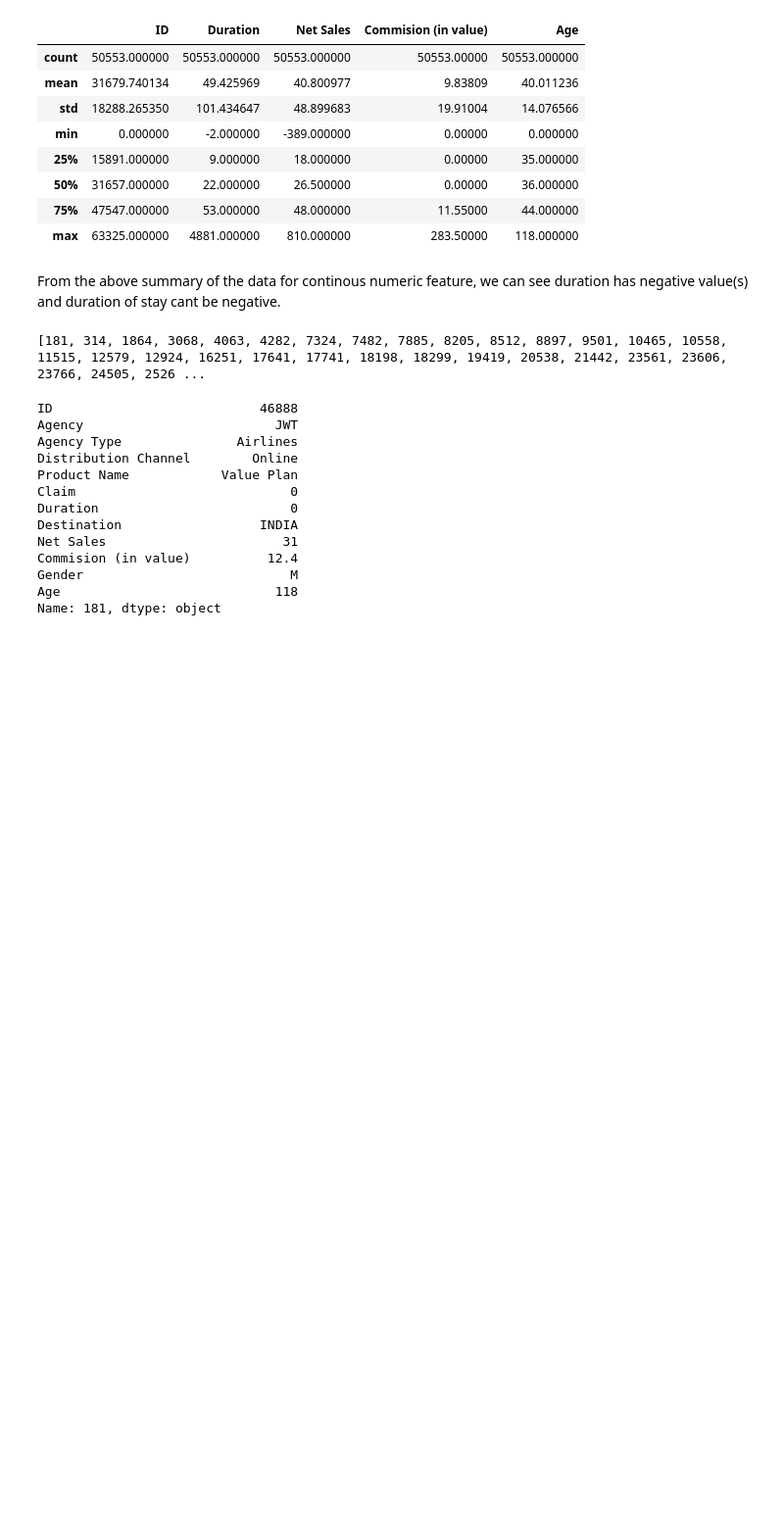
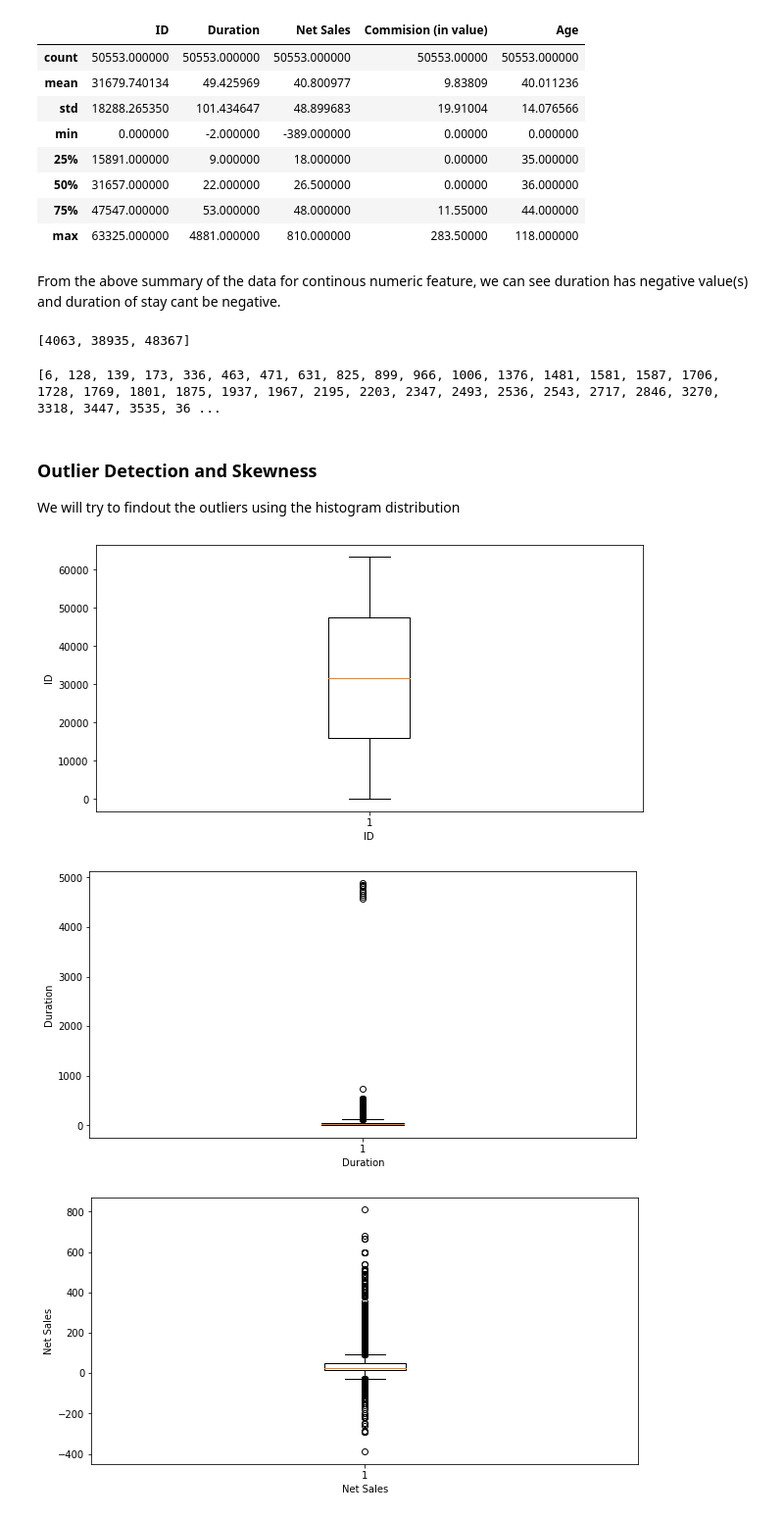
Before and after one commit to pathak08-abhishek01/greyatom_hackathon, a Jupyter notebook: hackathon.ipynb, the cells around one changed output. Shown at 98% size. Cells and saved outputs as stored; diff of their text form; code cells hidden in the pictures; blank space fills up the shorter version.

```diff
--- a/hackathon.ipynb
+++ b/hackathon.ipynb
@@ -32,10 +32,15 @@ Let's go ahead and load the dataset.
 import pandas as pd
 import numpy as np
 import matplotlib.pyplot as plt
+import sys
+
+if not sys.warnoptions:
+    import warnings
+    warnings.simplefilter("ignore")
 
 
 # path for dataset
-path = r'D:\Work\DS_ML\hackathon\greyatom_hack\data\train.csv'
+path = r'/home/abhishek/Documents/DS_ML/greyatom_hackathon-master/train.csv'
 
 # to display all the columns of the dataframe in the notebook
 pd.pandas.set_option('display.max_columns', None)
@@ -163,24 +168,33 @@ data[cont_var].describe()
 From the above summary of the data for continous numeric feature, we can see duration has negative value(s) and duration of stay cant be negative.
 # %%
 # indices of negative duration
-neg_dura = data[data['Duration']<=0].index.tolist()
+neg_dura = data[data['Duration']<0].index.tolist()
 
 print(neg_dura)
 # %% [output]
-[181, 314, 1864, 3068, 4063, 4282, 7324, 7482, 7885, 8205, 8512, 8897, 9501, 10465, 10558, 11515, 12579, 12924, 16251, 17641, 17741, 18198, 18299, 19419, 20538, 21442, 23561, 23606, 23766, 24505, 2526 ...
+[4063, 38935, 48367]
-# %%
-data.iloc[181]
-# %% [output]
-ID                           46888
-Agency                         JWT
-Agency Type               Airlines
-Distribution Channel        Online
-Product Name            Value Plan
-Claim                            0
-Duration                         0
-Destination                  INDIA
-Net Sales                       31
-Commision (in value)          12.4
-Gender                           M
-Age                            118
-Name: 181, dtype: object
+# %%
+# similary to this net sales can't be negative
+neg_net_sales = data[data['Net Sales']<0].index.tolist()
+
+print(neg_net_sales)
+# %% [output]
+[6, 128, 139, 173, 336, 463, 471, 631, 825, 899, 966, 1006, 1376, 1481, 1581, 1587, 1706, 1728, 1769, 1801, 1875, 1937, 1967, 2195, 2203, 2347, 2493, 2536, 2543, 2717, 2846, 3270, 3318, 3447, 3535, 36 ...
+# %% [markdown]
+### Outlier Detection and Skewness
+
+We will try to findout the outliers using the histogram distribution
+# %%
+# box plot for outlier detection
+def outlier_detection(df, var):
+    fig = plt.figure(figsize=(10,5))
+    plt.boxplot(df[var])
+    plt.ylabel(var)
+    plt.xlabel(var)
+
+for var in cont_var:
+    outlier_detection(data, var)
+# %% [output]
+[figure, added]
+[figure, added]
+[figure, added]
```
Also changed, not shown: parts of 34 cells of this notebook.
